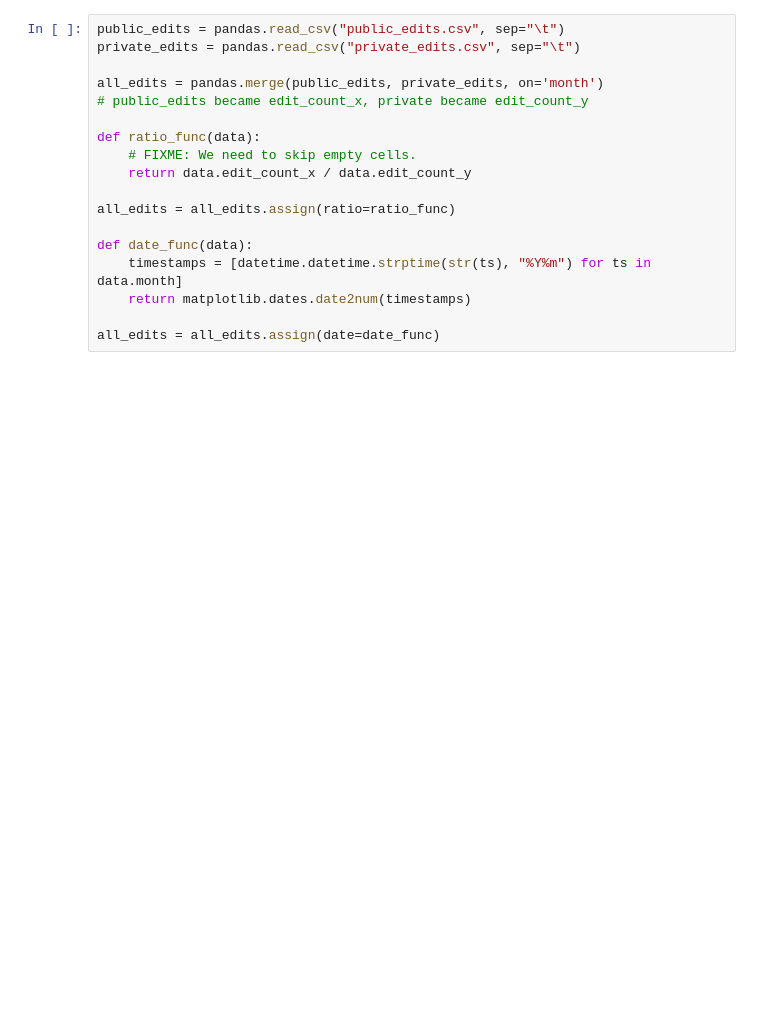
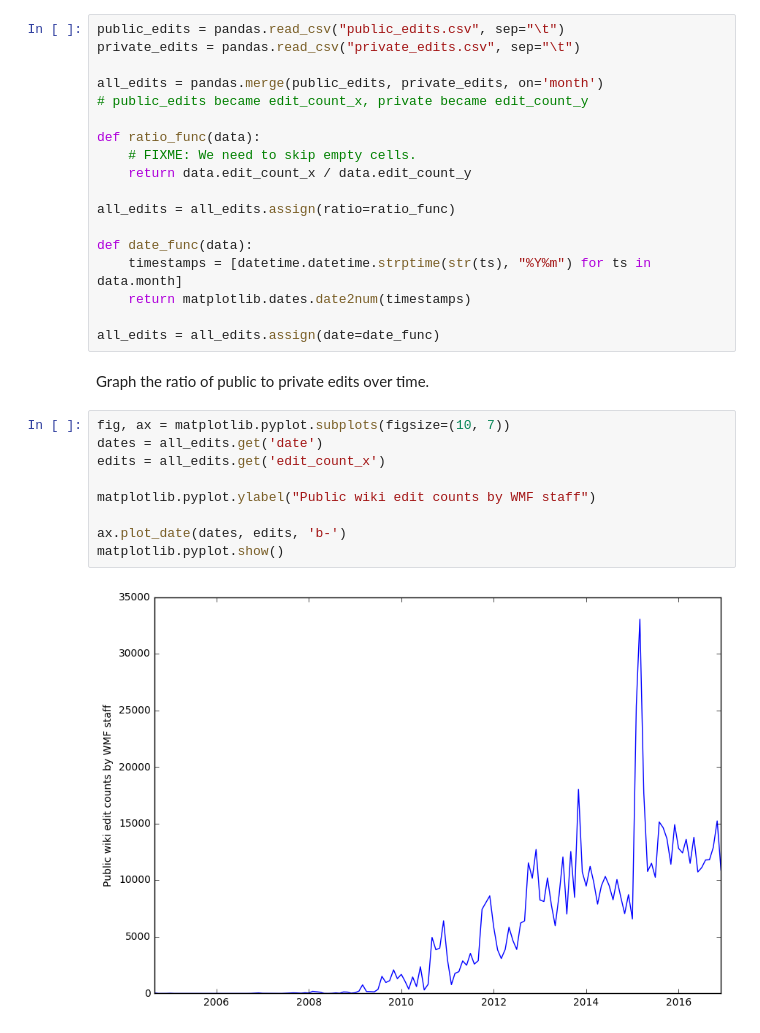
Before and after one commit to adamwight/wmf-open-editing, a Jupyter notebook: graphs.ipynb, the cells around one changed output. Drawn from its saved outputs; the diff is of its cells as text; blank space fills up the shorter version.

Commit message:
Also graph public and private edit counts, separately

```diff
--- a/graphs.ipynb
+++ b/graphs.ipynb
@@ -22,6 +22,19 @@ def date_func(data):
     return matplotlib.dates.date2num(timestamps)
 
 all_edits = all_edits.assign(date=date_func)
+# %% [markdown]
+Graph the ratio of public to private edits over time.
+# %%
+fig, ax = matplotlib.pyplot.subplots(figsize=(10, 7))
+dates = all_edits.get('date')
+edits = all_edits.get('edit_count_x')
+
+matplotlib.pyplot.ylabel("Public wiki edit counts by WMF staff")
+
+ax.plot_date(dates, edits, 'b-')
+matplotlib.pyplot.show()
+# %% [output]
+[figure, added]
 # %%
 fig, ax = matplotlib.pyplot.subplots(figsize=(10, 7))
 dates = all_edits.get('date')
```
Also changed, not shown: parts of 1 cell of this notebook.
